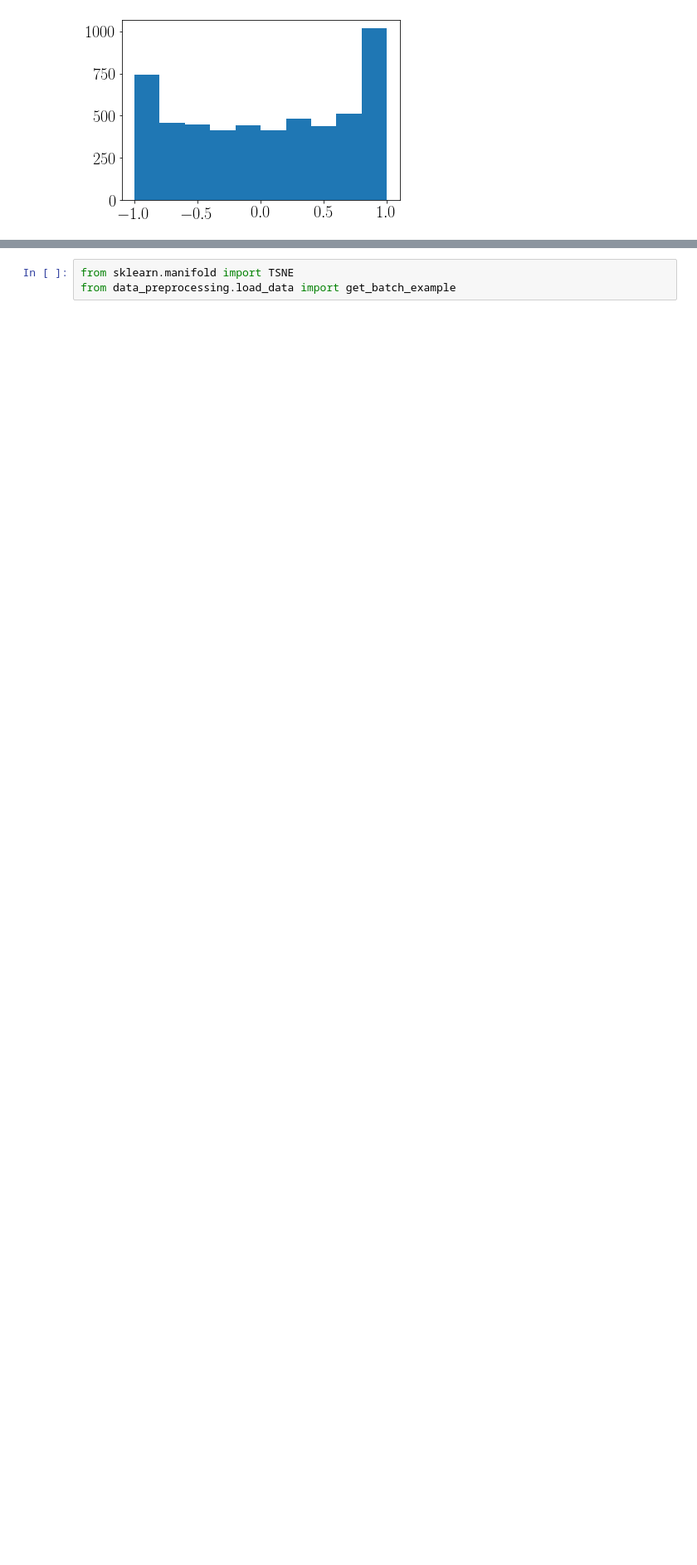
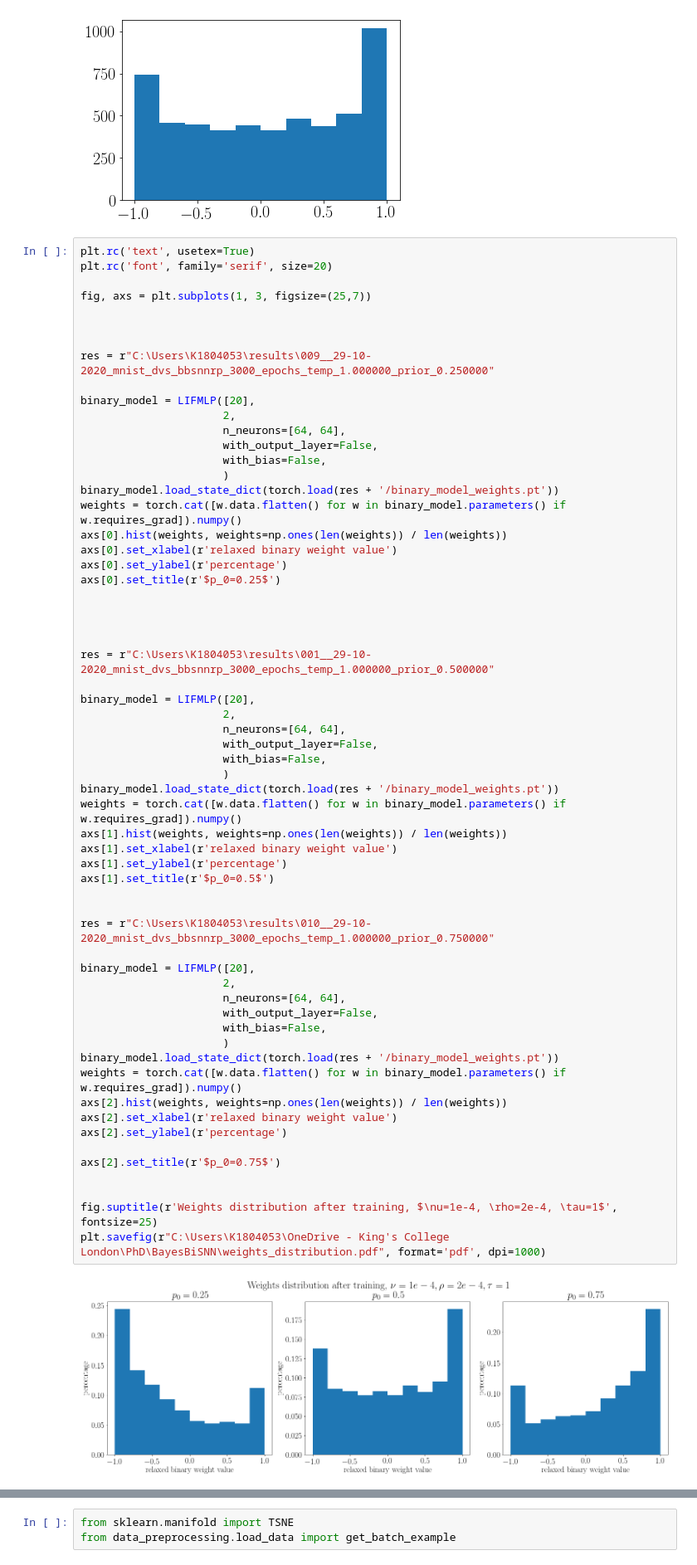
Before and after one commit to kclip/BayesBiSNN, a Jupyter notebook: BBSNN_notebook.ipynb, the cells around one changed output, grey strips where cells are left out. Shown at 83% size. Drawn from its saved outputs; the diff is of its cells as text; blank space fills up the shorter version.

```diff
--- a/BBSNN_notebook.ipynb
+++ b/BBSNN_notebook.ipynb
@@ -103,4 +103,67 @@ plt.hist(torch.cat([w.data.flatten() for w in binary_model.parameters() if w.req
        dtype=float32),
  <a list of 10 Patch objects>)
 [figure]
+# %%
+plt.rc('text', usetex=True)
+plt.rc('font', family='serif', size=20)
+
+fig, axs = plt.subplots(1, 3, figsize=(25,7))
+
+
+
+res = r"C:\Users\K1804053\results\009__29-10-2020_mnist_dvs_bbsnnrp_3000_epochs_temp_1.000000_prior_0.250000"
+
+binary_model = LIFMLP([20],
+                      2,
+                      n_neurons=[64, 64],
+                      with_output_layer=False,
+                      with_bias=False,
+                      )
+binary_model.load_state_dict(torch.load(res + '/binary_model_weights.pt'))
+weights = torch.cat([w.data.flatten() for w in binary_model.parameters() if w.requires_grad]).numpy()
+axs[0].hist(weights, weights=np.ones(len(weights)) / len(weights))
+axs[0].set_xlabel(r'relaxed binary weight value')
+axs[0].set_ylabel(r'percentage')
+axs[0].set_title(r'$p_0=0.25$')
+
+
+
+
+res = r"C:\Users\K1804053\results\001__29-10-2020_mnist_dvs_bbsnnrp_3000_epochs_temp_1.000000_prior_0.500000"
+
+binary_model = LIFMLP([20],
+                      2,
+                      n_neurons=[64, 64],
+                      with_output_layer=False,
+                      with_bias=False,
+                      )
+binary_model.load_state_dict(torch.load(res + '/binary_model_weights.pt'))
+weights = torch.cat([w.data.flatten() for w in binary_model.parameters() if w.requires_grad]).numpy()
+axs[1].hist(weights, weights=np.ones(len(weights)) / len(weights))
+axs[1].set_xlabel(r'relaxed binary weight value')
+axs[1].set_ylabel(r'percentage')
+axs[1].set_title(r'$p_0=0.5$')
+
+
+res = r"C:\Users\K1804053\results\010__29-10-2020_mnist_dvs_bbsnnrp_3000_epochs_temp_1.000000_prior_0.750000"
+
+binary_model = LIFMLP([20],
+                      2,
+                      n_neurons=[64, 64],
+                      with_output_layer=False,
+                      with_bias=False,
+                      )
+binary_model.load_state_dict(torch.load(res + '/binary_model_weights.pt'))
+weights = torch.cat([w.data.flatten() for w in binary_model.parameters() if w.requires_grad]).numpy()
+axs[2].hist(weights, weights=np.ones(len(weights)) / len(weights))
+axs[2].set_xlabel(r'relaxed binary weight value')
+axs[2].set_ylabel(r'percentage')
+
+axs[2].set_title(r'$p_0=0.75$')
+
+
+fig.suptitle(r'Weights distribution after training, $\nu=1e-4, \rho=2e-4, \tau=1$', fontsize=25)
+plt.savefig(r"C:\Users\K1804053\OneDrive - King's College London\PhD\BayesBiSNN\weights_distribution.pdf", format='pdf', dpi=1000)
+# %% [output]
+[figure, added]
 # %%
```
Also changed, not shown: parts of 3 cells of this notebook, 4 other files.
